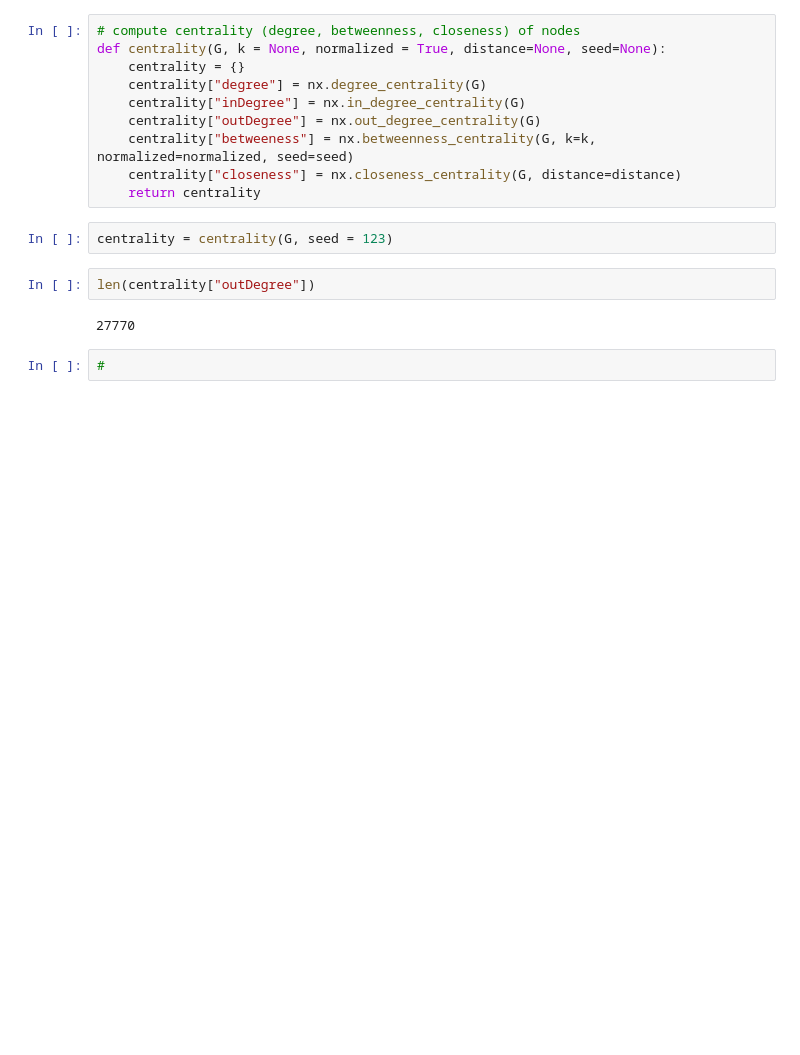
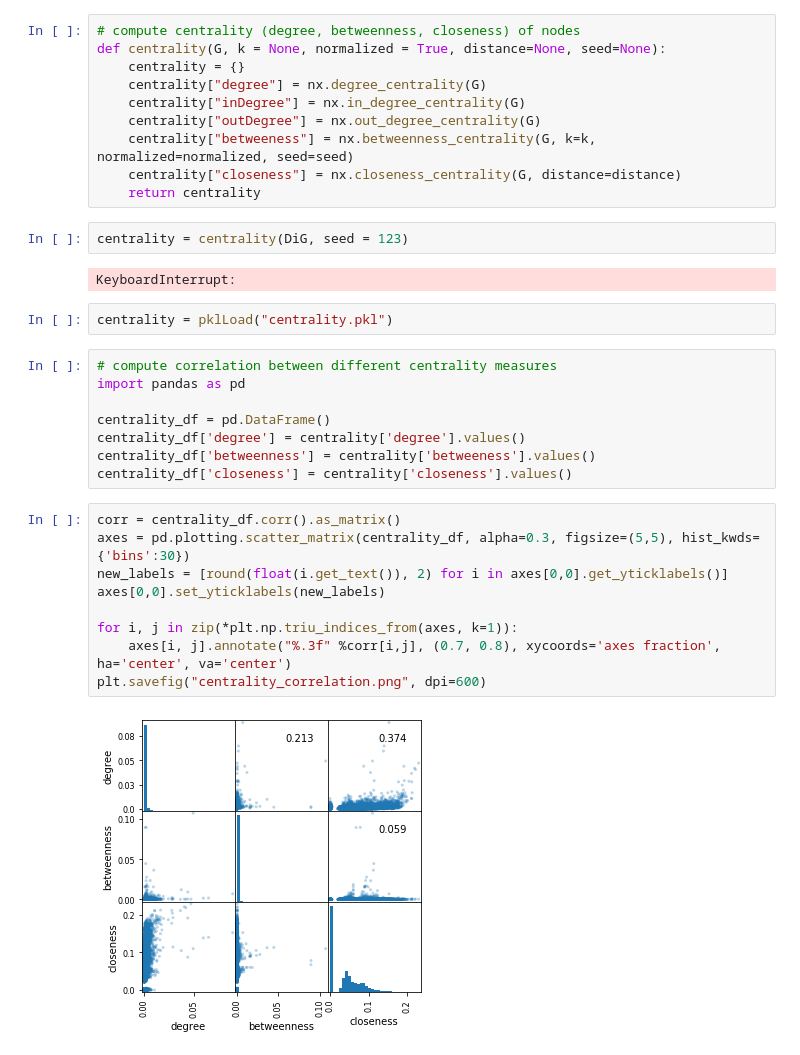
Before and after one commit to xjyssg/Network-Analysis-Project, a Jupyter notebook: centrality_partition.ipynb, the cells around one changed output. Cells and saved outputs as stored; diff of their text form; blank space fills up the shorter version.

```diff
--- a/centrality_partition.ipynb
+++ b/centrality_partition.ipynb
@@ -17,10 +27,27 @@ def centrality(G, k = None, normalized = True, distance=None, seed=None):
     centrality["closeness"] = nx.closeness_centrality(G, distance=distance)
     return centrality
 # %%
-centrality = centrality(G, seed = 123)
+centrality = centrality(DiG, seed = 123)
+# %% [output]
+KeyboardInterrupt:
-# %%
-len(centrality["outDegree"])
-# %% [output]
-27770
-# %%
-#
+# %%
+centrality = pklLoad("centrality.pkl")
+# %%
+# compute correlation between different centrality measures
+import pandas as pd
+
+centrality_df = pd.DataFrame()
+centrality_df['degree'] = centrality['degree'].values()
+centrality_df['betweenness'] = centrality['betweeness'].values()
+centrality_df['closeness'] = centrality['closeness'].values()
+# %%
+corr = centrality_df.corr().as_matrix()
+axes = pd.plotting.scatter_matrix(centrality_df, alpha=0.3, figsize=(5,5), hist_kwds={'bins':30})
+new_labels = [round(float(i.get_text()), 2) for i in axes[0,0].get_yticklabels()]
+axes[0,0].set_yticklabels(new_labels)
+
+for i, j in zip(*plt.np.triu_indices_from(axes, k=1)):
+    axes[i, j].annotate("%.3f" %corr[i,j], (0.7, 0.8), xycoords='axes fraction', ha='center', va='center')
+plt.savefig("centrality_correlation.png", dpi=600)
+# %% [output]
+[figure, added]
```
Also changed, not shown: parts of 29 cells of this notebook.
